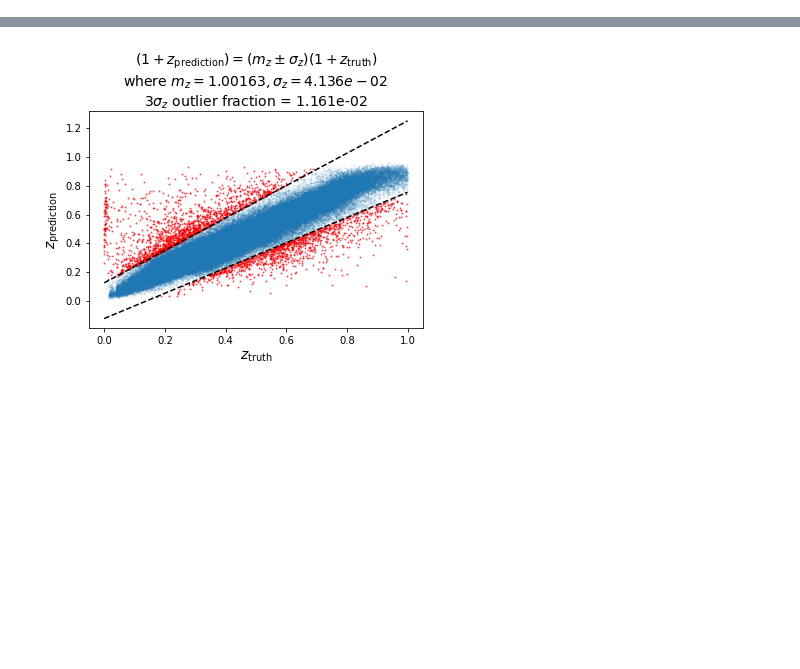
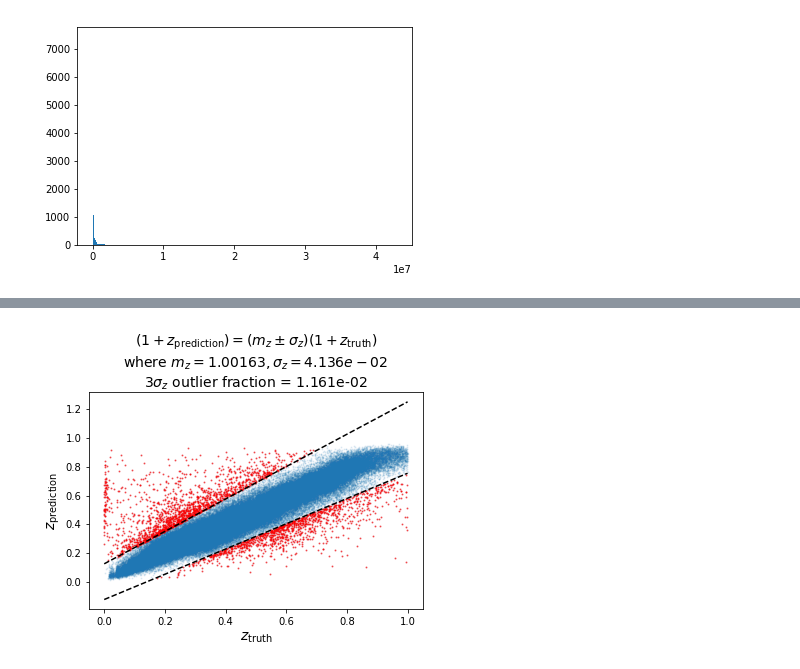
Before and after one commit to AlanPearl/margaret, a Jupyter notebook: notebooks/RedshiftAnalysis.ipynb, the cells around one changed output, grey strips where cells are left out. Cells and saved outputs as stored; diff of their text form; code cells hidden in the pictures; blank space fills up the shorter version.

```diff
--- a/notebooks/RedshiftAnalysis.ipynb
+++ b/notebooks/RedshiftAnalysis.ipynb
@@ -1,3 +1,22 @@
+# %%
+from importdata import DOWNLOADS
+from astropy.table import Table
+import os
+import matplotlib.pyplot as plt
+
+decals_filename = 'decals-dr7.1-UKBOSS_best_ukwide_v5_2-02jun2015-match.fits'
+mgc_filename = 'UKBOSS_best_ukwide_v5_2-02jun2015-match.fits'
+decals_loc = os.path.join(DOWNLOADS, decals_filename)
+mgc_loc = os.path.join(DOWNLOADS, mgc_filename)
+
+# DECaLS catalog
+decals = Table.read(decals_loc)[:10000]
+# matched best_ukwide catalog
+mgc = Table.read(mgc_loc)[:10000]
+# %%
+plt.hist(decals["DCHISQ"][:,3], bins=500);
+# %% [output]
+[figure, added]
 # %%
 import importdata
 import MachineLearning as ML
```
Also changed, not shown: parts of 18 cells of this notebook, 2 other files.
